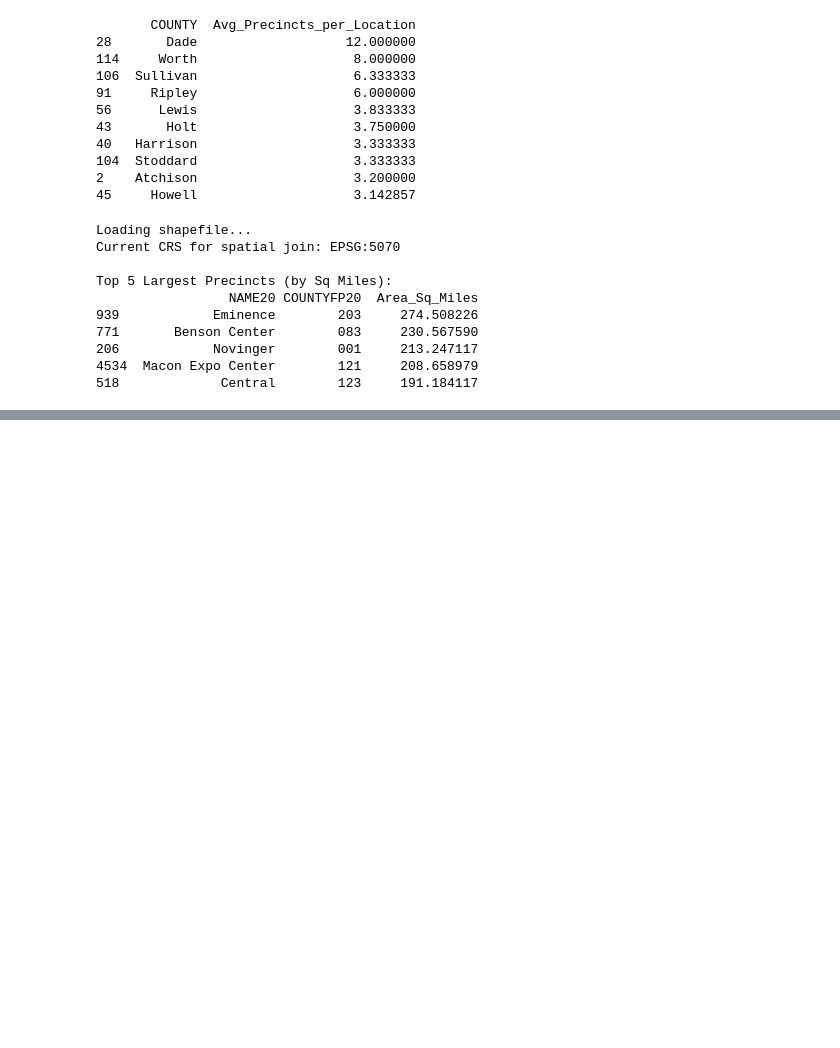
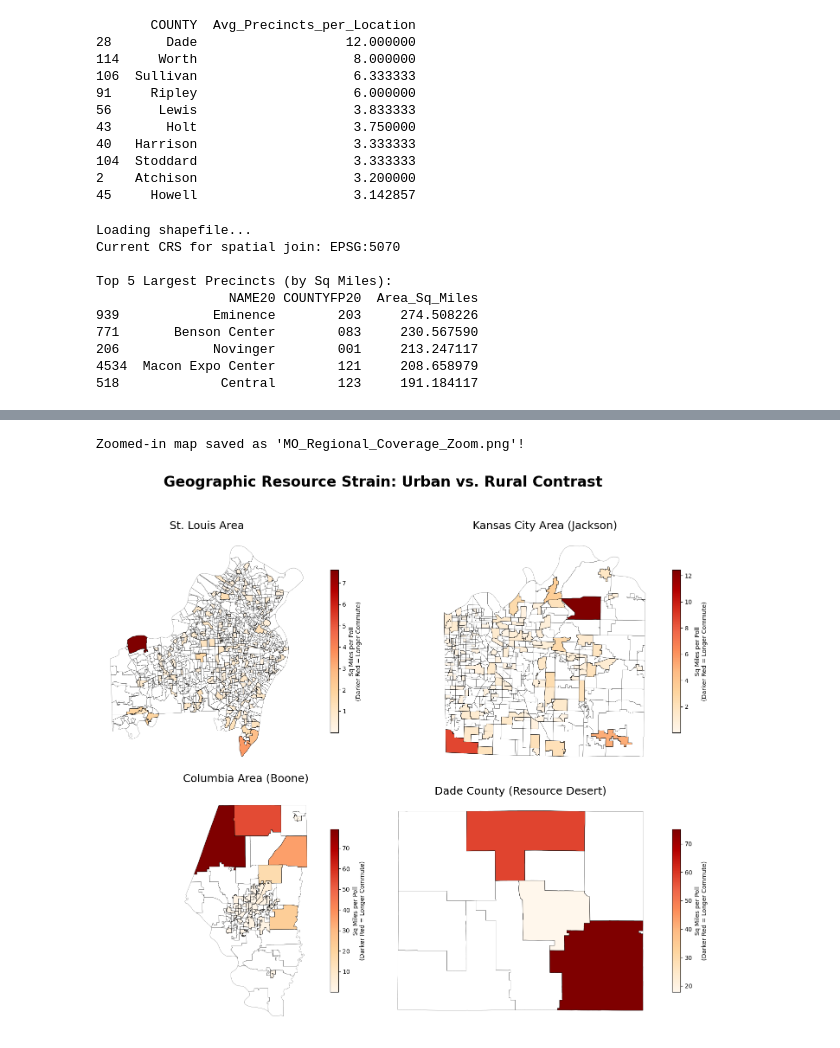
Before and after one commit to davesmith1095/AnalyticsApps, a Jupyter notebook: notebooks/geoeda2.ipynb, the cells around one changed output, grey strips where cells are left out. Drawn from its saved outputs; the diff is of its cells as text; code cells hidden in the pictures; blank space fills up the shorter version.

```diff
--- a/notebooks/geoeda2.ipynb
+++ b/notebooks/geoeda2.ipynb
@@ -147,0 +168,55 @@ plt.show() # Displays the map right here in the notebook
+# %%
+import matplotlib.pyplot as plt
+import numpy as np
+
+# 1. Calculate Square Miles per Polling Place (Handling divide-by-zero)
+final_precincts_gdf['Sq_Miles_Per_Poll'] = final_precincts_gdf['Area_Sq_Miles'] / final_precincts_gdf['Polling_Locations_Count'].replace(0, np.nan)
+
+# 2. Define the regions
+regions = {
+    "St. Louis Area": ['189', '510'],
+    "Kansas City Area (Jackson)": ['095'],
+    "Columbia Area (Boone)": ['019'],
+    "Dade County (Resource Desert)": ['057']
+}
+
+fig, axes = plt.subplots(2, 2, figsize=(16, 14))
+fig.suptitle("Geographic Resource Strain: Urban vs. Rural Contrast", fontsize=24, fontweight='bold', y=0.95)
+axes = axes.flatten()
+
+# 3. Loop and Plot
+for i, (title, fips_list) in enumerate(regions.items()):
+    ax = axes[i]
+    region_gdf = final_precincts_gdf[final_precincts_gdf['COUNTYFP20'].isin(fips_list)]
+
+    region_gdf.plot(
+        column='Sq_Miles_Per_Poll',
+        ax=ax,
+        cmap='OrRd',
+        linewidth=0.5,
+        edgecolor='black',
+        legend=True,
+        legend_kwds={
+            'shrink': 0.7,
+            'label': 'Sq Miles per Poll\n(Darker Red = Longer Commute)'
+        },
+        # --- THE FIX IS HERE ---
+        missing_kwds={
+            "color": "none",          # Makes the fill completely transparent
+            "edgecolor": "black", # Fades the borders so they don't distract
+            "linewidth": 0.2,
+            "label": "0 Polls Mapped"
+        }
+    )
+
+    ax.set_title(title, fontsize=18, pad=10)
+    ax.axis('off')
+
+plt.tight_layout(rect=[0, 0.03, 1, 0.92])
+plt.savefig("../data/MO_Regional_Coverage_Zoom.png", dpi=300, bbox_inches='tight', facecolor='white')
+
+print("Zoomed-in map saved as 'MO_Regional_Coverage_Zoom.png'!")
+plt.show()
+# %% [output]
+Zoomed-in map saved as 'MO_Regional_Coverage_Zoom.png'!
+[figure, added]
```
Also changed, not shown: parts of 4 cells of this notebook, 1 other file.
